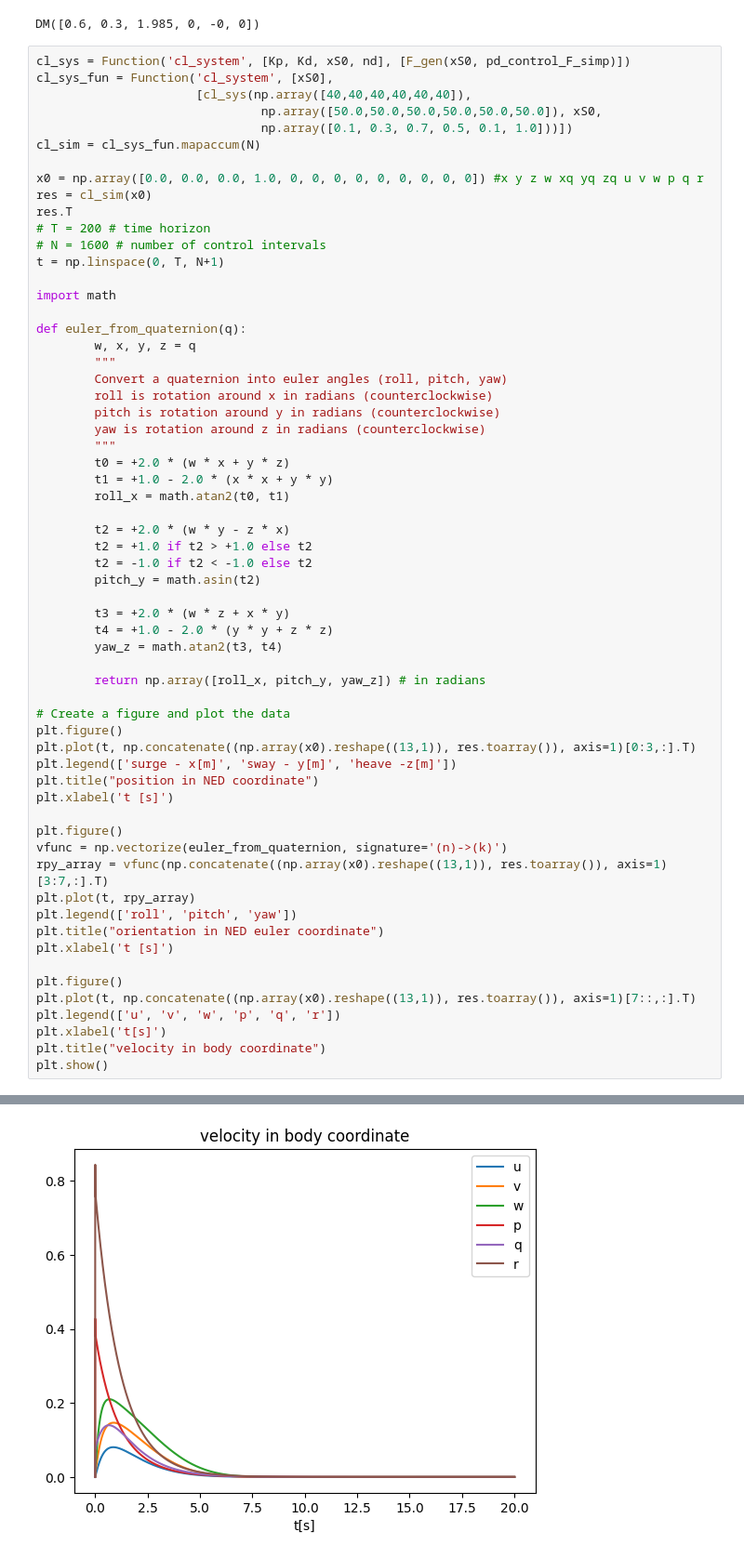
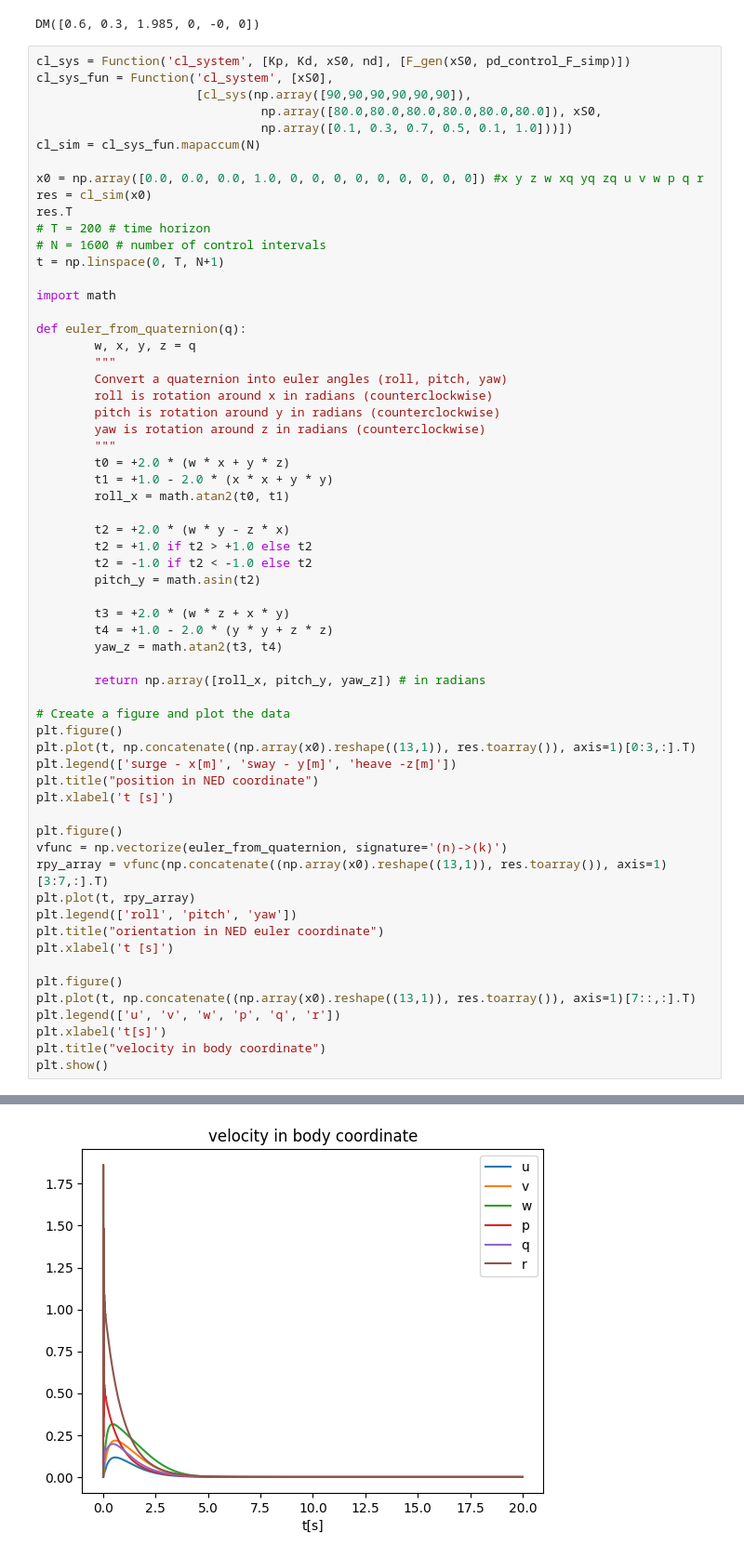
Before and after one commit to edxmorgan/diff_uv, a Jupyter notebook: usage.ipynb, the cells around one changed output, grey strips where cells are left out. Shown: that part at 93% size. Saved outputs shown, nothing was run; the diff lists cells and outputs as text.

```diff
--- a/usage.ipynb
+++ b/usage.ipynb
@@ -414,8 +414,8 @@ DM([0.6, 0.3, 1.985, 0, -0, 0])
 # %%
 cl_sys = Function('cl_system', [Kp, Kd, xS0, nd], [F_gen(xS0, pd_control_F_simp)])
 cl_sys_fun = Function('cl_system', [xS0],
-                      [cl_sys(np.array([40,40,40,40,40,40]),
-                               np.array([50.0,50.0,50.0,50.0,50.0,50.0]), xS0,
+                      [cl_sys(np.array([90,90,90,90,90,90]),
+                               np.array([80.0,80.0,80.0,80.0,80.0,80.0]), xS0,
                                np.array([0.1, 0.3, 0.7, 0.5, 0.1, 1.0]))])
 cl_sim = cl_sys_fun.mapaccum(N)
 
@@ -478 +478 @@ plt.show()
-[figure, old version]
+[figure, new version]
```
Also changed, not shown: parts of 2 cells of this notebook.
